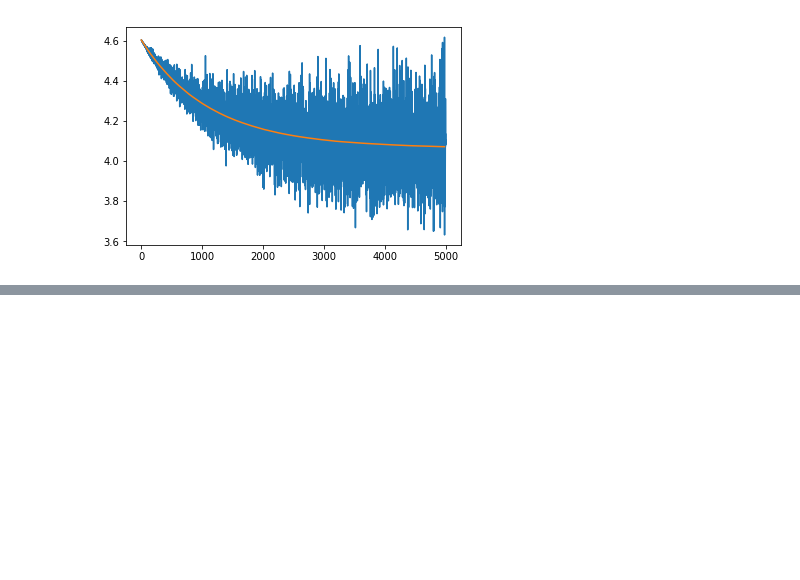
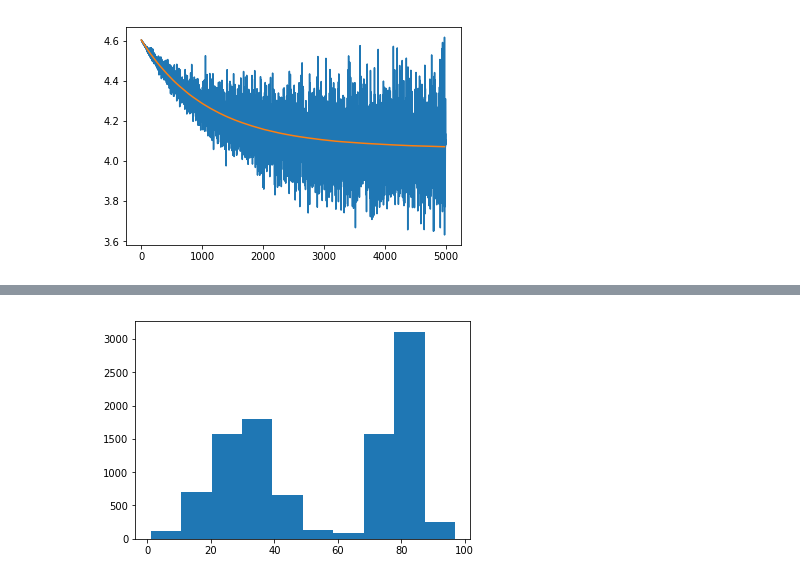
Before and after one commit to jinyeom/unsupervised, a Jupyter notebook: Autoregressive Models.ipynb, the cells around one changed output, grey strips where cells are left out. Saved outputs shown, nothing was run; the diff lists cells and outputs as text; code cells hidden in the pictures; blank space fills up the shorter version.

```diff
--- a/Autoregressive Models.ipynb
+++ b/Autoregressive Models.ipynb
@@ -103,0 +109,5 @@ plt.show()
+# %%
+plt.hist(sample_data())
+plt.show()
+# %% [output]
+[figure, added]
```
Also changed, not shown: parts of 1 cell of this notebook.
